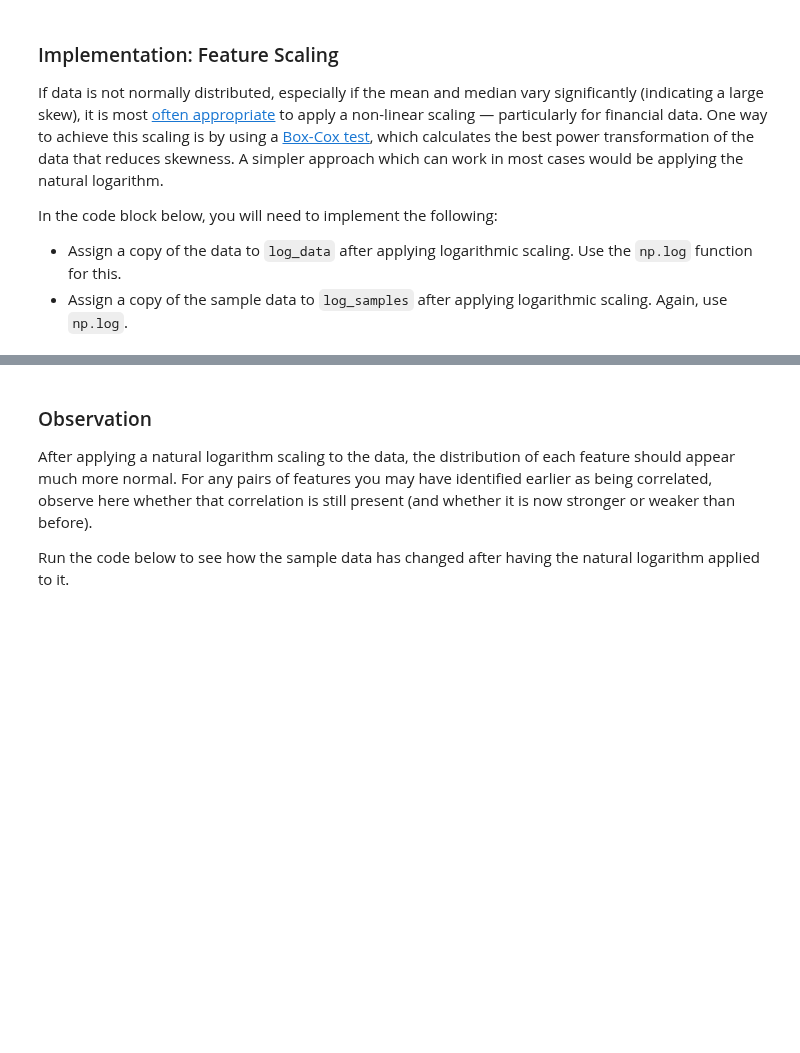
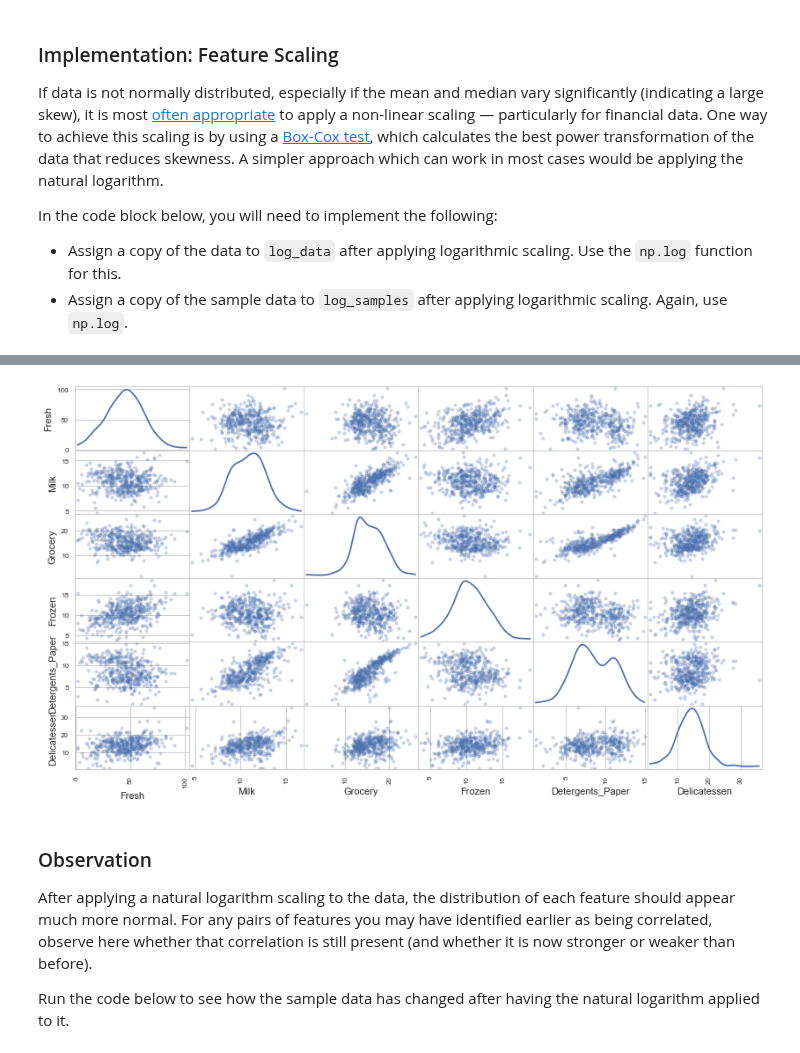
Before and after one commit to NekuSakuraba/machine-learning, a Jupyter notebook: projects/customer_segments/customer_segments.ipynb, the cells around one changed output, grey strips where cells are left out. Saved outputs shown, nothing was run; the diff lists cells and outputs as text; code cells hidden in the pictures; blank space fills up the shorter version.

Commit message:
Q04
Respondido questão 04.
Implementado boxcox p/ comprar resultados posteriormente.

```diff
--- a/projects/customer_segments/customer_segments.ipynb
+++ b/projects/customer_segments/customer_segments.ipynb
@@ -212,0 +217,6 @@ pd.scatter_matrix(log_data, alpha = 0.3, figsize = (14,8), diagonal = 'kde');
+# %%
+data_dict = {}
+# %%
+for idx, key in zip(range(0,6), data.keys()):
+    data_dict[key], _ = boxcox(data.values[:,idx])
+boxcox_data = pd.DataFrame(data_dict, columns=data.keys())
@@ -213,3 +232,7 @@ pd.scatter_matrix(log_data, alpha = 0.3, figsize = (14,8), diagonal = 'kde');
+# %%
+pd.scatter_matrix(boxcox_data, alpha = 0.3, figsize=(14, 8), diagonal = 'kde');
+# %% [output]
+[figure, added]
 # %% [markdown]
 ### Observation
 After applying a natural logarithm scaling to the data, the distribution of each feature should appear much more normal. For any pairs of features you may have identified earlier as being correlated, observe here whether that correlation is still present (and whether it is now stronger or weaker than before).
```
Also changed, not shown: parts of 10 cells of this notebook.
